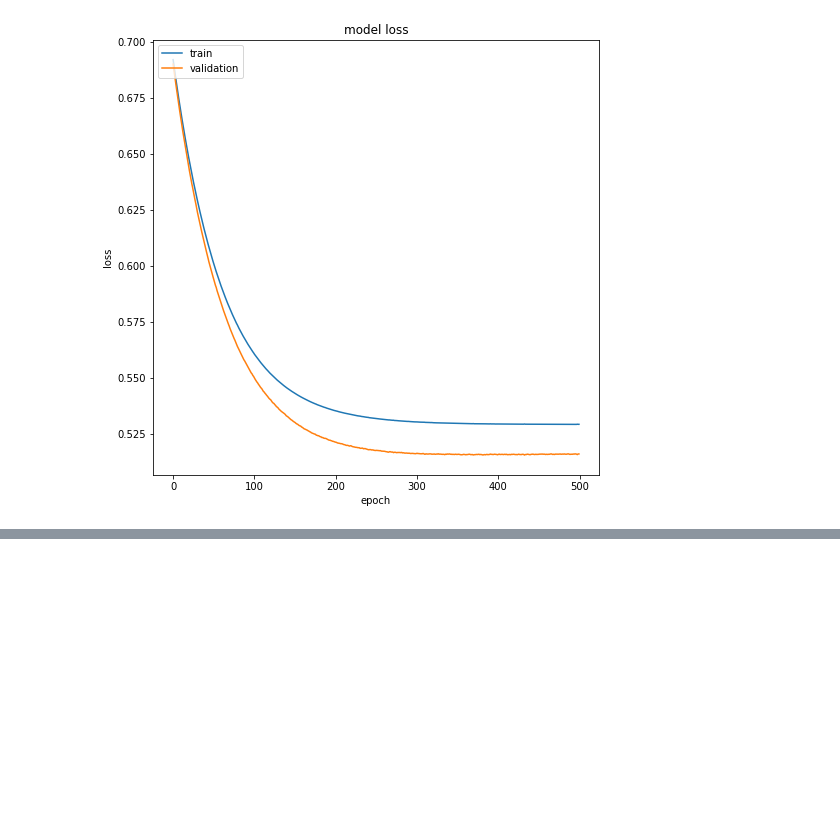
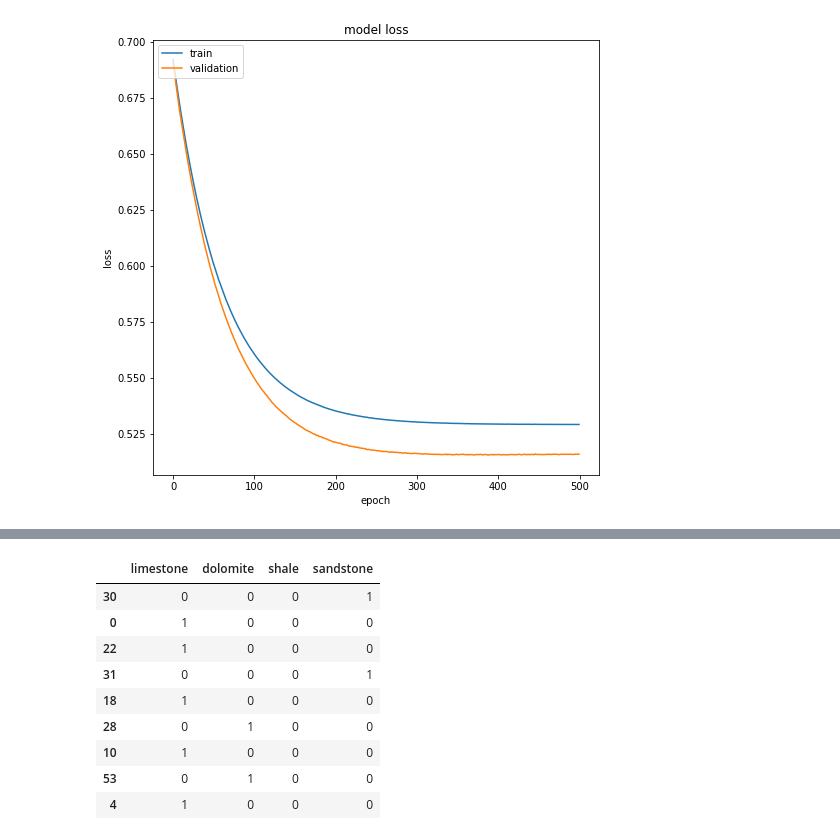
Before and after one commit to Rajat-Singh-Chouhan/oil-well-log, a Jupyter notebook: lithology.ipynb, the cells around one changed output, grey strips where cells are left out. Drawn from its saved outputs; the diff is of its cells as text; code cells hidden in the pictures; blank space fills up the shorter version.

```diff
--- a/lithology.ipynb
+++ b/lithology.ipynb
@@ -153,2 +244,15 @@ print(y_pred)
 # %%
 from sklearn.metrics import confusion_matrix,classification_report
+# %%
+y_test
+# %% [output]
+|  | limestone | dolomite | shale | sandstone |
+| 30 | 0 | 0 | 0 | 1 |
+| 0 | 1 | 0 | 0 | 0 |
+| 22 | 1 | 0 | 0 | 0 |
+| 31 | 0 | 0 | 0 | 1 |
+| 18 | 1 | 0 | 0 | 0 |
+| 28 | 0 | 1 | 0 | 0 |
+| 10 | 1 | 0 | 0 | 0 |
+| 53 | 0 | 1 | 0 | 0 |
+| 4 | 1 | 0 | 0 | 0 |
```
Also changed, not shown: parts of 37 cells of this notebook.
